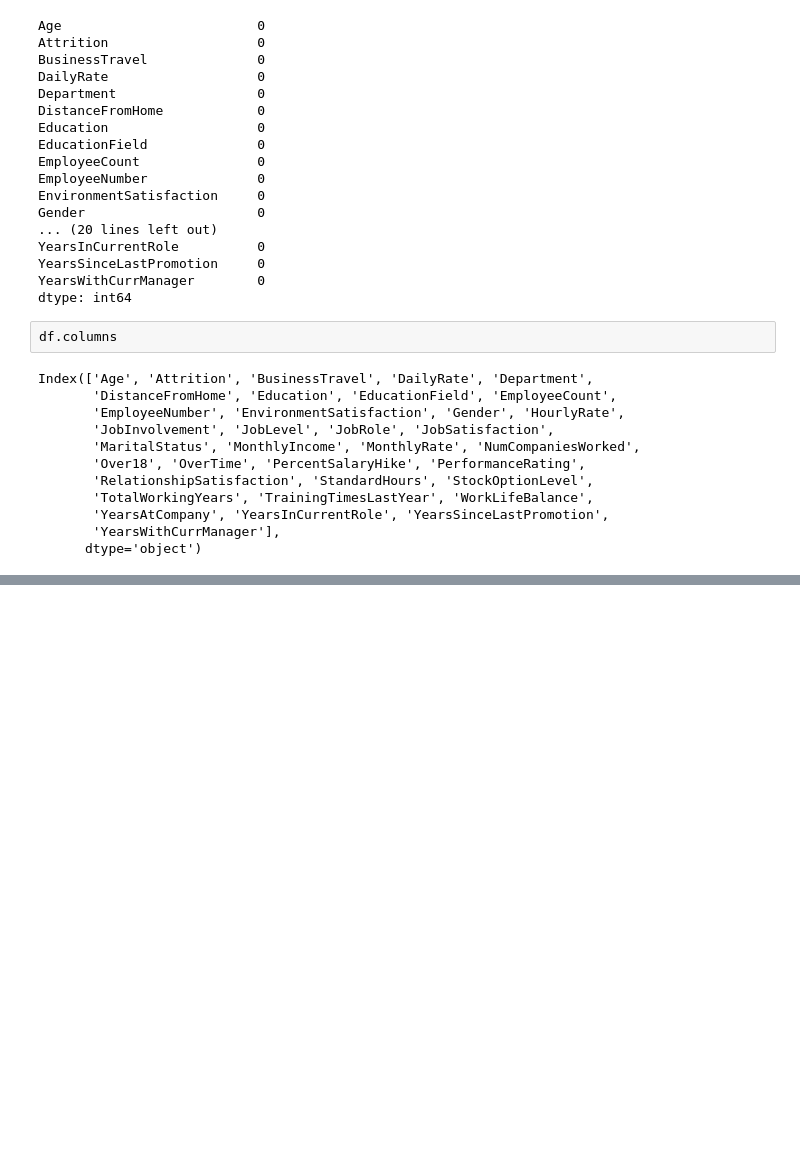
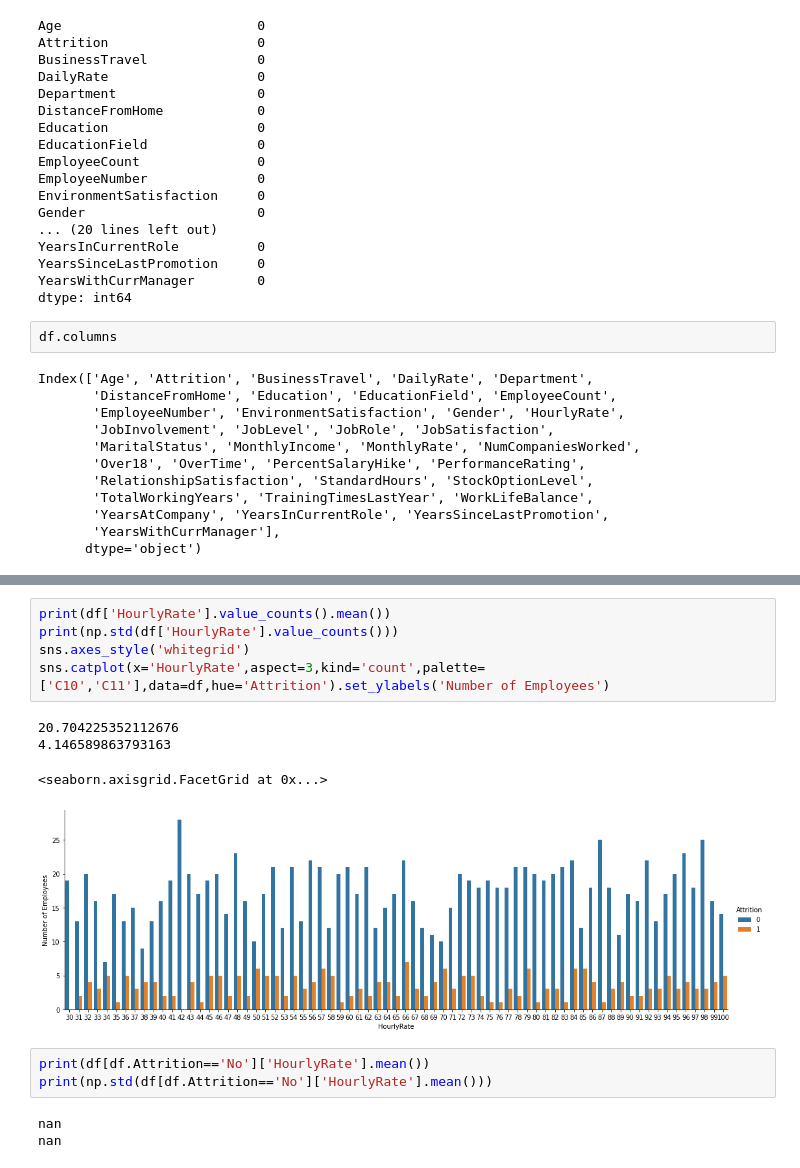
Before and after one commit to Shambhurajdesai/Data-analysis, a Jupyter notebook: Untitled2.ipynb, the cells around one changed output, grey strips where cells are left out. Cells and saved outputs as stored; diff of their text form; blank space fills up the shorter version.

```diff
--- a/Untitled2.ipynb
+++ b/Untitled2.ipynb
@@ -88,0 +99,16 @@ Name: Gender, dtype: int64
+# %%
+print(df['HourlyRate'].value_counts().mean())
+print(np.std(df['HourlyRate'].value_counts()))
+sns.axes_style('whitegrid')
+sns.catplot(x='HourlyRate',aspect=3,kind='count',palette=['C10','C11'],data=df,hue='Attrition').set_ylabels('Number of Employees')
+# %% [output]
+20.704225352112676
+4.146589863793163
+<seaborn.axisgrid.FacetGrid at 0x...>
+[figure, added]
+# %%
+print(df[df.Attrition=='No']['HourlyRate'].mean())
+print(np.std(df[df.Attrition=='No']['HourlyRate'].mean()))
+# %% [output]
+nan
+nan
```
Also changed, not shown: parts of 3 cells of this notebook.
